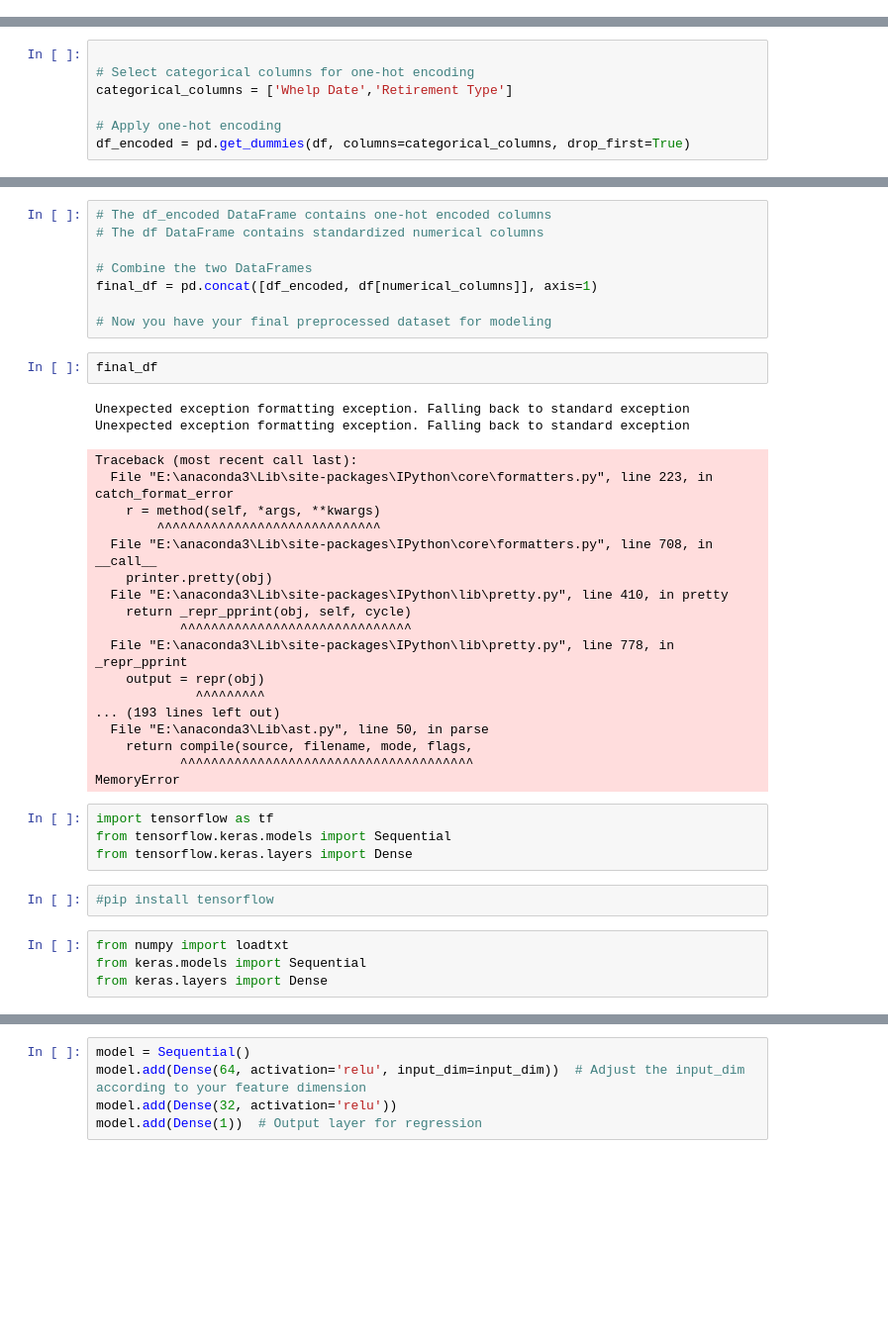
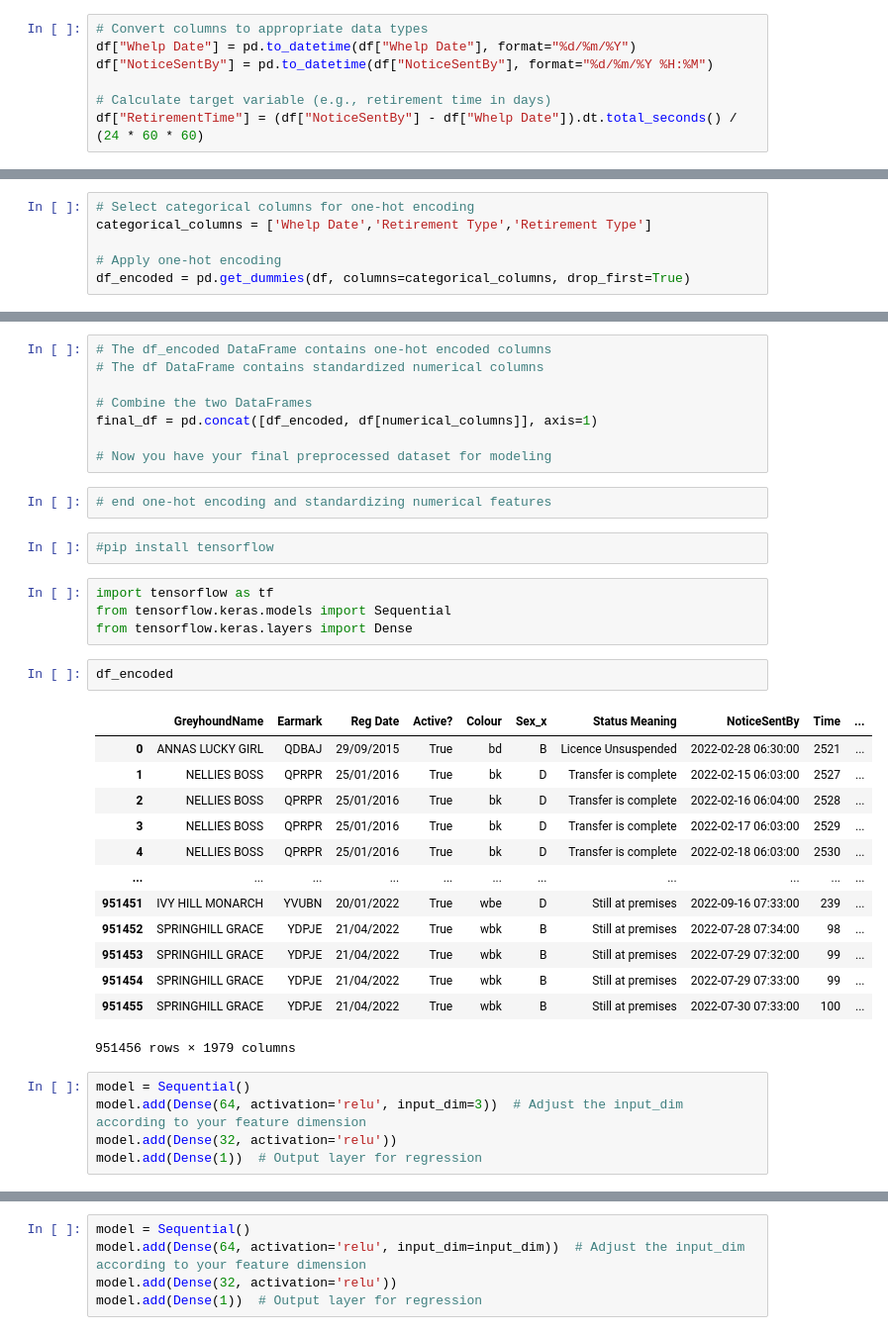
Before and after one commit to sba22178/capstone2023, a Jupyter notebook: Investigation of Times series Vs Machine Model.ipynb, the cells around one changed output, grey strips where cells are left out. Shown: that part at 99% size. Cells and saved outputs as stored; diff of their text form; blank space fills up the shorter version.

Commit message:
Update Investigation of Times series Vs Machine Model.ipynb
Times series vs Regression

```diff
--- a/Investigation of Times series Vs Machine Model.ipynb
+++ b/Investigation of Times series Vs Machine Model.ipynb
@@ -83 +104,8 @@ Index(['GreyhoundName', 'Earmark', 'Reg Date', 'Colour', 'Sex_x', 'Whelp Date',
+# %%
+# Convert columns to appropriate data types
+df["Whelp Date"] = pd.to_datetime(df["Whelp Date"], format="%d/%m/%Y")
+df["NoticeSentBy"] = pd.to_datetime(df["NoticeSentBy"], format="%d/%m/%Y %H:%M")
+
+# Calculate target variable (e.g., retirement time in days)
+df["RetirementTime"] = (df["NoticeSentBy"] - df["Whelp Date"]).dt.total_seconds() / (24 * 60 * 60)
 # %%
@@ -99,7 +142,6 @@ df
 # %%
-
 # Select categorical columns for one-hot encoding
-categorical_columns = ['Whelp Date','Retirement Type']
+categorical_columns = ['Whelp Date','Retirement Type','Retirement Type']
 
 # Apply one-hot encoding
 df_encoded = pd.get_dummies(df, columns=categorical_columns, drop_first=True)
@@ -126,35 +168,32 @@ df[numerical_columns] = scaler.fit_transform(df[numerical_columns])
 final_df = pd.concat([df_encoded, df[numerical_columns]], axis=1)
 
 # Now you have your final preprocessed dataset for modeling
-# %%
-final_df
-# %% [output]
-Unexpected exception formatting exception. Falling back to standard exception
-Unexpected exception formatting exception. Falling back to standard exception
-Traceback (most recent call last):
-  File "E:\anaconda3\Lib\site-packages\IPython\core\formatters.py", line 223, in catch_format_error
-    r = method(self, *args, **kwargs)
-        ^^^^^^^^^^^^^^^^^^^^^^^^^^^^^
-  File "E:\anaconda3\Lib\site-packages\IPython\core\formatters.py", line 708, in __call__
-    printer.pretty(obj)
-  File "E:\anaconda3\Lib\site-packages\IPython\lib\pretty.py", line 410, in pretty
-    return _repr_pprint(obj, self, cycle)
-           ^^^^^^^^^^^^^^^^^^^^^^^^^^^^^^
-  File "E:\anaconda3\Lib\site-packages\IPython\lib\pretty.py", line 778, in _repr_pprint
-    output = repr(obj)
-             ^^^^^^^^^
-... (193 lines left out)
-  File "E:\anaconda3\Lib\ast.py", line 50, in parse
-    return compile(source, filename, mode, flags,
-           ^^^^^^^^^^^^^^^^^^^^^^^^^^^^^^^^^^^^^^
-MemoryError
+# %%
+# end one-hot encoding and standardizing numerical features
+# %%
+#pip install tensorflow
 # %%
 import tensorflow as tf
 from tensorflow.keras.models import Sequential
 from tensorflow.keras.layers import Dense
-# %%
-#pip install tensorflow
+# %%
+df_encoded
+# %% [output]
+|  | GreyhoundName | Earmark | Reg Date | Active? | Colour | Sex_x | Status Meaning | NoticeSentBy | Time | ... |
+| 0 | ANNAS LUCKY GIRL | QDBAJ | 29/09/2015 | True | bd | B | Licence Unsuspended | 2022-02-28 06:30:00 | 2521 | ... |
+| 1 | NELLIES BOSS | QPRPR | 25/01/2016 | True | bk | D | Transfer is complete | 2022-02-15 06:03:00 | 2527 | ... |
+| 2 | NELLIES BOSS | QPRPR | 25/01/2016 | True | bk | D | Transfer is complete | 2022-02-16 06:04:00 | 2528 | ... |
+| 3 | NELLIES BOSS | QPRPR | 25/01/2016 | True | bk | D | Transfer is complete | 2022-02-17 06:03:00 | 2529 | ... |
+| 4 | NELLIES BOSS | QPRPR | 25/01/2016 | True | bk | D | Transfer is complete | 2022-02-18 06:03:00 | 2530 | ... |
+| ... | ... | ... | ... | ... | ... | ... | ... | ... | ... | ... |
+| 951451 | IVY HILL MONARCH | YVUBN | 20/01/2022 | True | wbe | D | Still at premises | 2022-09-16 07:33:00 | 239 | ... |
+| 951452 | SPRINGHILL GRACE | YDPJE | 21/04/2022 | True | wbk | B | Still at premises | 2022-07-28 07:34:00 | 98 | ... |
+| 951453 | SPRINGHILL GRACE | YDPJE | 21/04/2022 | True | wbk | B | Still at premises | 2022-07-29 07:32:00 | 99 | ... |
+| 951454 | SPRINGHILL GRACE | YDPJE | 21/04/2022 | True | wbk | B | Still at premises | 2022-07-29 07:33:00 | 99 | ... |
+| 951455 | SPRINGHILL GRACE | YDPJE | 21/04/2022 | True | wbk | B | Still at premises | 2022-07-30 07:33:00 | 100 | ... |
+951456 rows × 1979 columns
 # %%
-from numpy import loadtxt
-from keras.models import Sequential
-from keras.layers import Dense
+model = Sequential()
+model.add(Dense(64, activation='relu', input_dim=3))  # Adjust the input_dim according to your feature dimension
+model.add(Dense(32, activation='relu'))
+model.add(Dense(1))  # Output layer for regression
```
Also changed, not shown: parts of 15 cells of this notebook.
